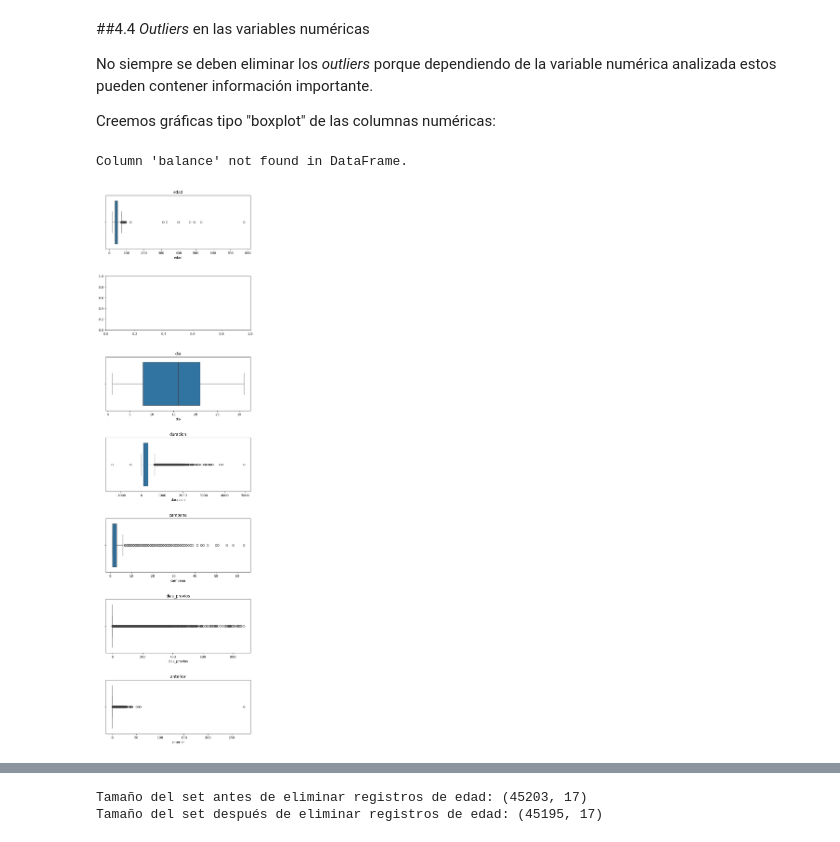
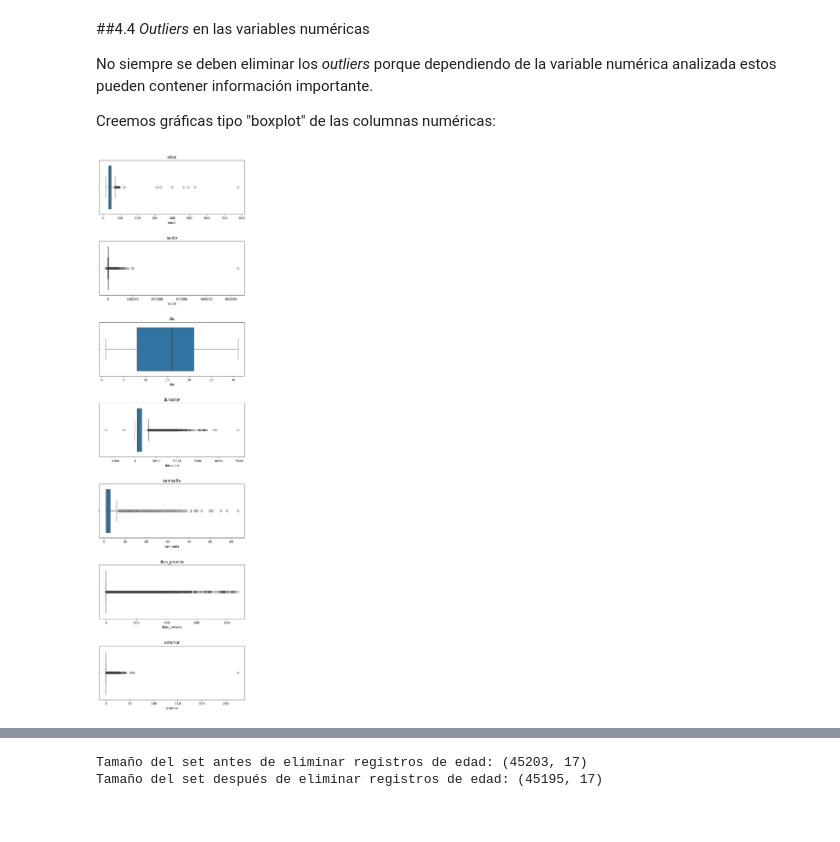
Before and after one commit to jhmendezr/TalentoTechJhMr, a Jupyter notebook: Laboratorio1_TalentoTech.ipynb, the cells around one changed output, grey strips where cells are left out. Cells and saved outputs as stored; diff of their text form; code cells hidden in the pictures.

```diff
--- a/Laboratorio1_TalentoTech.ipynb
+++ b/Laboratorio1_TalentoTech.ipynb
@@ -457,19 +457,18 @@ Creemos gráficas tipo "boxplot" de las columnas numéricas:
 # %%
 # Generar gráficas individuales pues las variables numéricas
 # están en rangos diferentes
-cols_num = ['edad', 'balance', 'dia', 'duracion', 'campana',
+cols_num = ['edad', 'saldo', 'dia', 'duracion', 'campaña',
             'dias_previos', 'anterior']
 
 fig, ax = plt.subplots(nrows=7, ncols=1, figsize=(8,30))
 fig.subplots_adjust(hspace=0.5)
 
 for i, col in enumerate(cols_num):
     # Check if the column exists in the DataFrame
     if col in data.columns:
         sns.boxplot(x=col, data=data, ax=ax[i])
         ax[i].set_title(col)
     else:
         print(f"Column '{col}' not found in DataFrame.")
 # %% [output]
-Column 'balance' not found in DataFrame.
-[figure, old version]
+[figure, new version]
```
Also changed, not shown: parts of 9 cells of this notebook.
